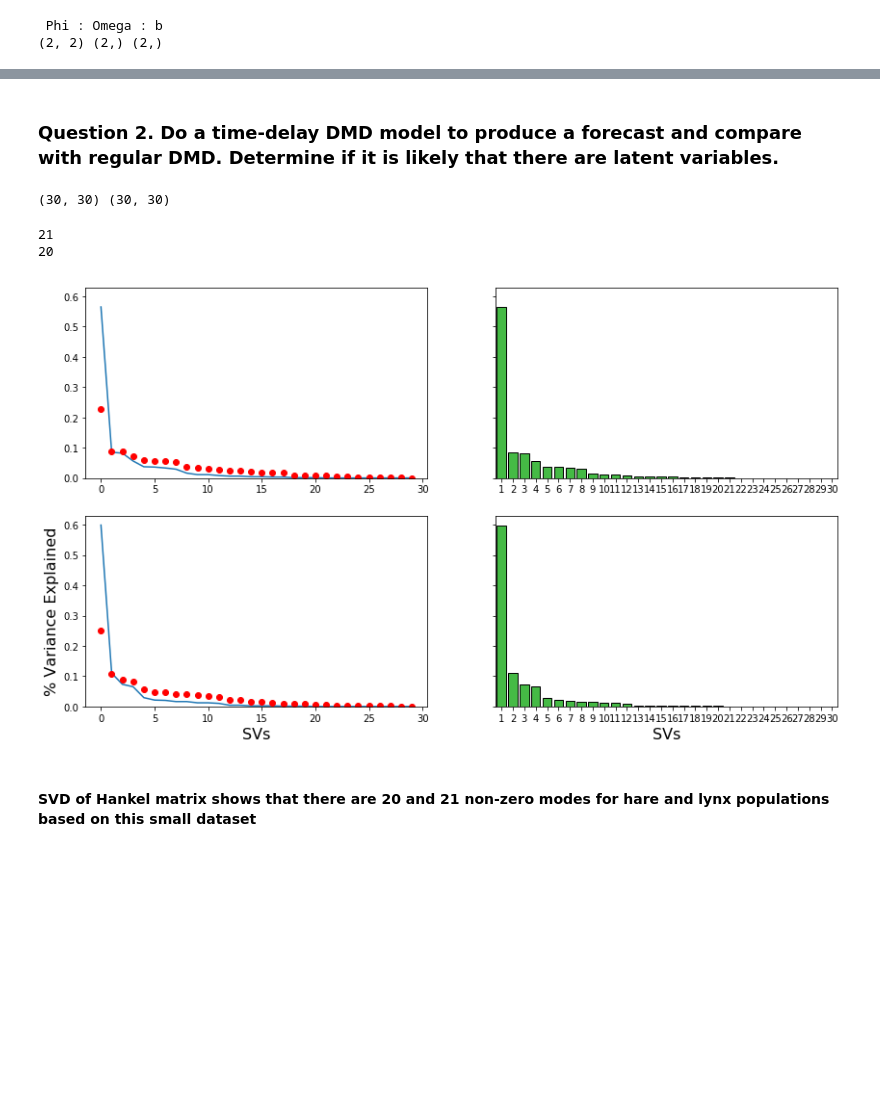
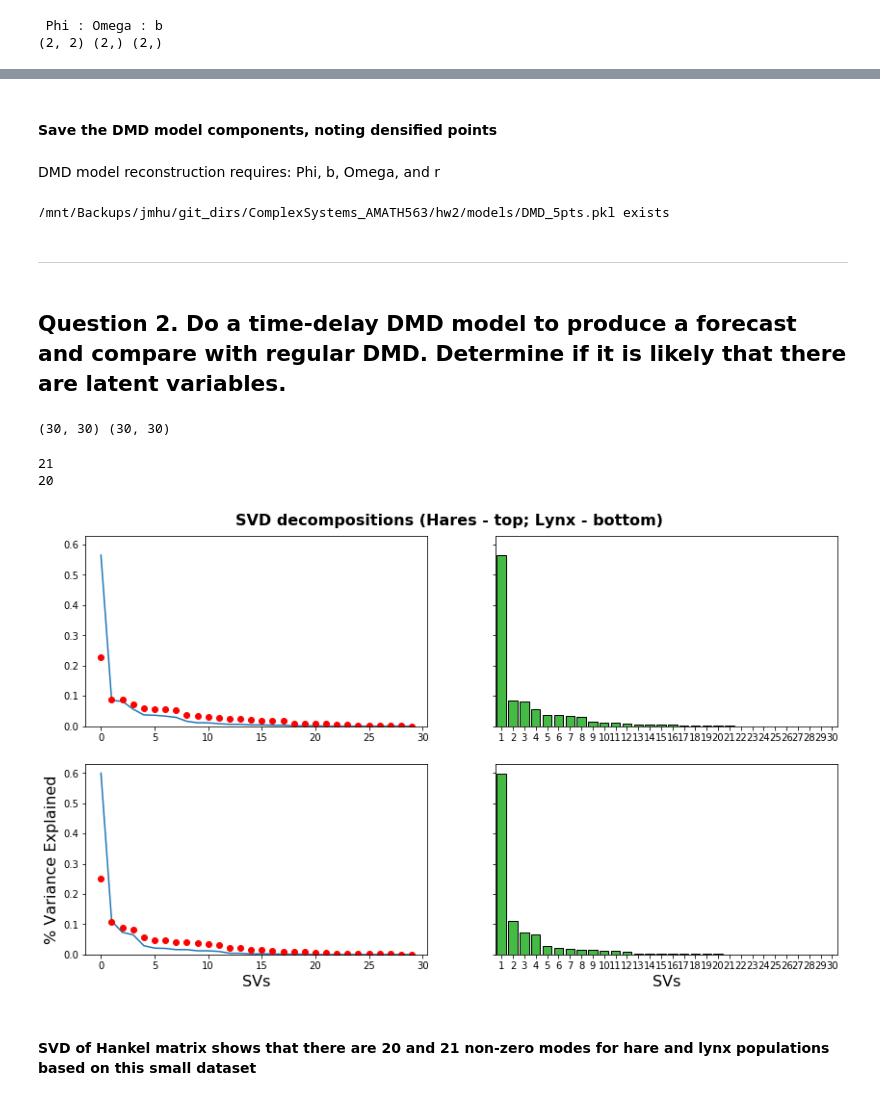
Before and after one commit to jmichellehu/ComplexSystems_AMATH563, a Jupyter notebook: hw2/AMATH563_hw2_Q1_Q2.ipynb, the cells around one changed output, grey strips where cells are left out. Cells and saved outputs as stored; diff of their text form; code cells hidden in the pictures; blank space fills up the shorter version.

```diff
--- a/hw2/AMATH563_hw2_Q1_Q2.ipynb
+++ b/hw2/AMATH563_hw2_Q1_Q2.ipynb
@@ -43 +73,6 @@ df.head()
+# %%
+# Figure formatting
+y_position=0.92
+fontsize=16
+weight="bold"
 # %% [markdown]
@@ -211,5 +252,23 @@ plt.legend(loc="upper left")
+# %% [markdown]
+#### Save the DMD model components, noting densified points
+# %% [markdown]
+DMD model reconstruction requires:  Phi, b, Omega, and r
+# %%
+DMD_components = [Phi, b, Omega, r]
+
+DMD_fn = model_dir + str("DMD" + "_" + str(make_it_dense) + "pts.pkl")
+
+if not os.path.exists(DMD_fn):
+    with open(DMD_fn, "wb") as file:
+        pickle.dump(DMD_components, file)
+else:
+    print(DMD_fn, "exists")
+# %% [output]
+/mnt/Backups/jmhu/git_dirs/ComplexSystems_AMATH563/hw2/models/DMD_5pts.pkl exists
+# %% [markdown]
+---
 # %% [markdown]
-### Question 2.  Do a time-delay DMD model to produce a forecast and compare with regular DMD. Determine if it is likely that there are latent variables.
+## Question 2.  Do a time-delay DMD model to produce a forecast and compare with regular DMD. Determine if it is likely that there are latent variables.
 # %%
 X=df.Hare.values
 Y=df.Lynx.values
@@ -226,34 +285,37 @@ print(H_X.shape, H_Y.shape)
 # %%
 import seaborn as sns
 
 # Take SVD of H_X
 u, s, v = np.linalg.svd(H_X)
 var_explained = np.round(s**2/np.sum(s**2), decimals=3)
 print(len(var_explained[var_explained>0]))
 
 fig, ax = plt.subplots(2, 2, figsize=(14, 8), sharey=True)
 ax[0,0].plot(var_explained)
 ax[0,0].plot(np.diag(np.diagflat(s)/np.sum(np.diagflat(s))), "ro");
 ax[1,0].set_xlabel('SVs', fontsize=16)
 ax[1,0].set_ylabel('% Variance Explained', fontsize=16)
 sns.barplot(x=list(range(1,len(var_explained)+1)),
             y=var_explained, color="limegreen", ec='k', ax=ax[0,1])
 
 # Take SVD of H_Y
 u, s, v = np.linalg.svd(H_Y)
 var_explained = np.round(s**2/np.sum(s**2), decimals=3)
 print(len(var_explained[var_explained>0]))
 ax[1,0].plot(var_explained)
 ax[1,0].plot(np.diag(np.diagflat(s)/np.sum(np.diagflat(s))), "ro");
 
 
 sns.barplot(x=list(range(1,len(var_explained)+1)),
             y=var_explained, color="limegreen", ec='k', ax=ax[1,1])
 plt.xlabel('SVs', fontsize=16);
+
+plt.suptitle("SVD decompositions (Hares - top; Lynx - bottom)",
+             y=y_position, fontsize=fontsize, weight=weight);
 # %% [output]
 21
 20
-[figure, old version]
+[figure, new version]
 # %% [markdown]
 #### SVD of Hankel matrix shows that there are 20 and 21 non-zero modes for hare and lynx populations based on this small dataset
 # %% [markdown]
```
Also changed, not shown: parts of 47 cells of this notebook.
